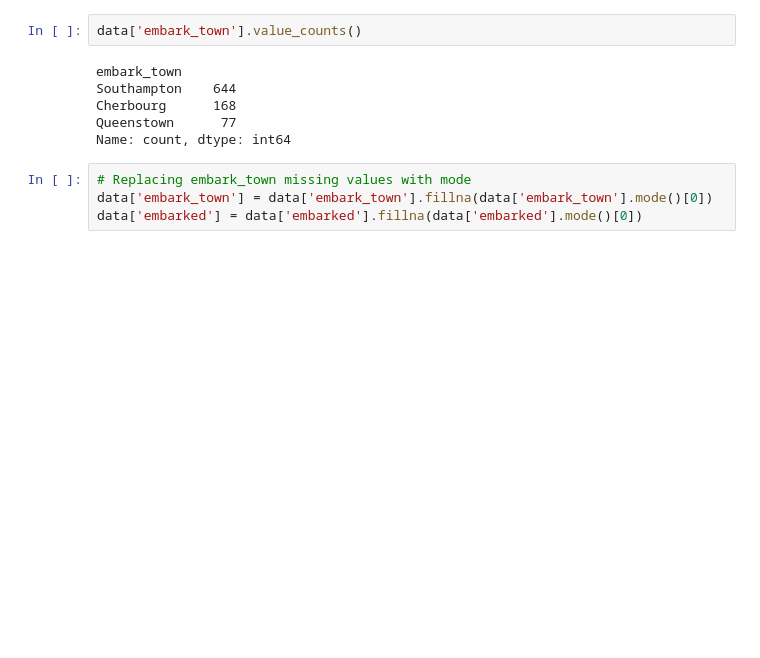
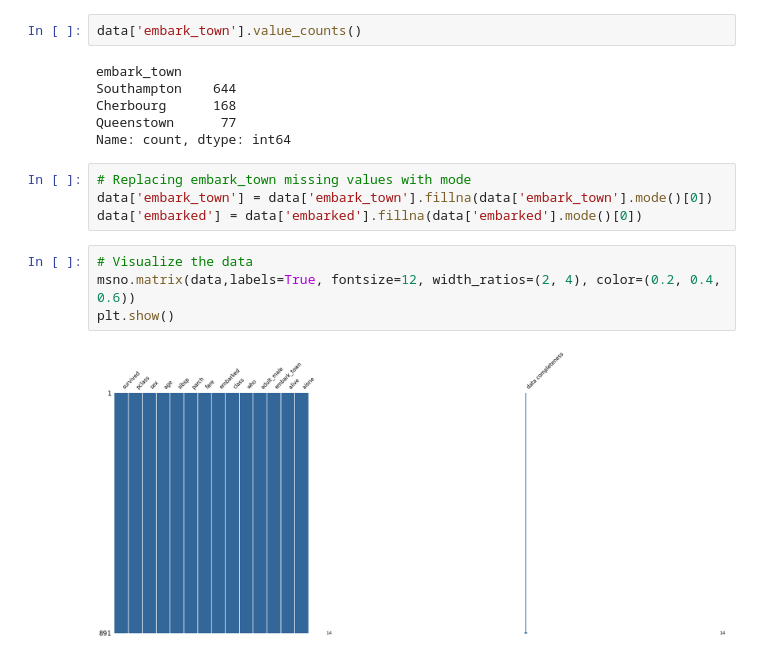
Before and after one commit to FAHAD-ALI-github/PYTHON-AI---MachineLearning, a Jupyter notebook: 1_handling_missing_value.ipynb, the cells around one changed output. Drawn from its saved outputs; the diff is of its cells as text; blank space fills up the shorter version.

```diff
--- a/data_cleaning.ipynb
+++ b/1_handling_missing_value.ipynb
@@ -192,3 +192,9 @@ Name: count, dtype: int64
 # Replacing embark_town missing values with mode
 data['embark_town'] = data['embark_town'].fillna(data['embark_town'].mode()[0])
 data['embarked'] = data['embarked'].fillna(data['embarked'].mode()[0])
+# %%
+# Visualize the data
+msno.matrix(data,labels=True, fontsize=12, width_ratios=(2, 4), color=(0.2, 0.4, 0.6))
+plt.show()
+# %% [output]
+[figure, added]
```
Also changed, not shown: parts of 4 cells of this notebook, 10 other files.
